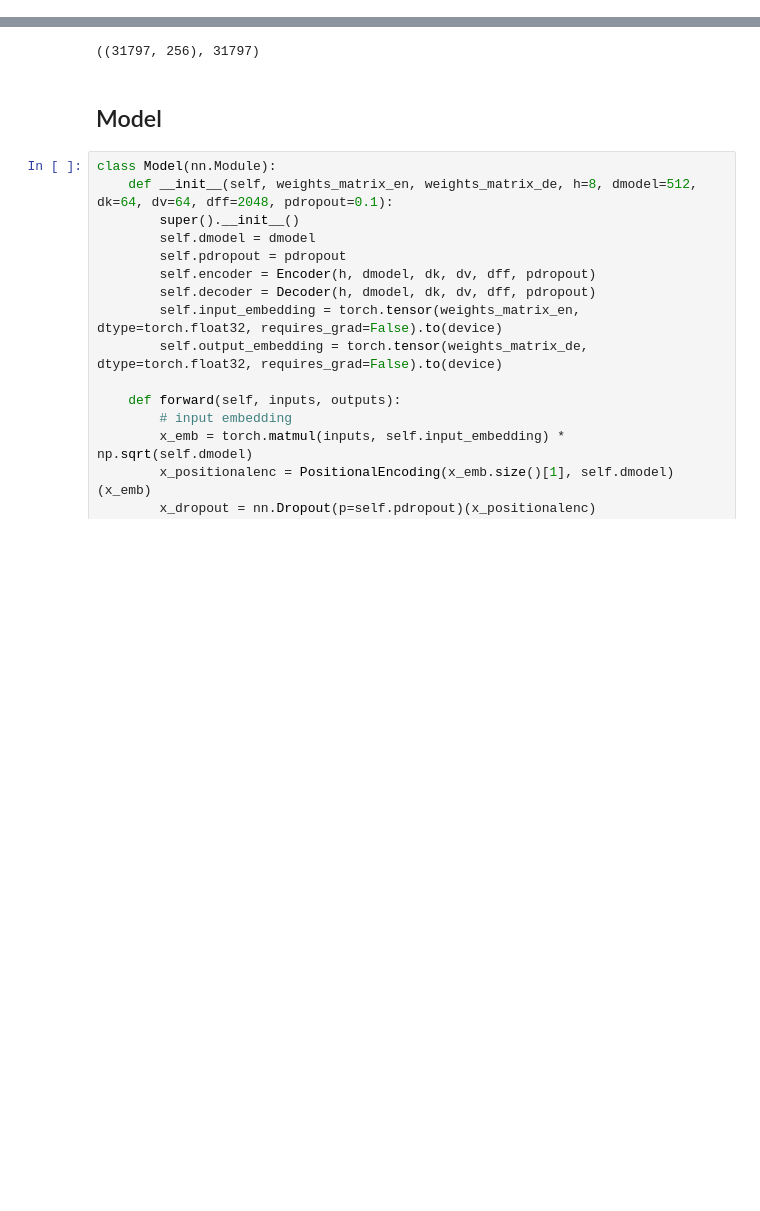
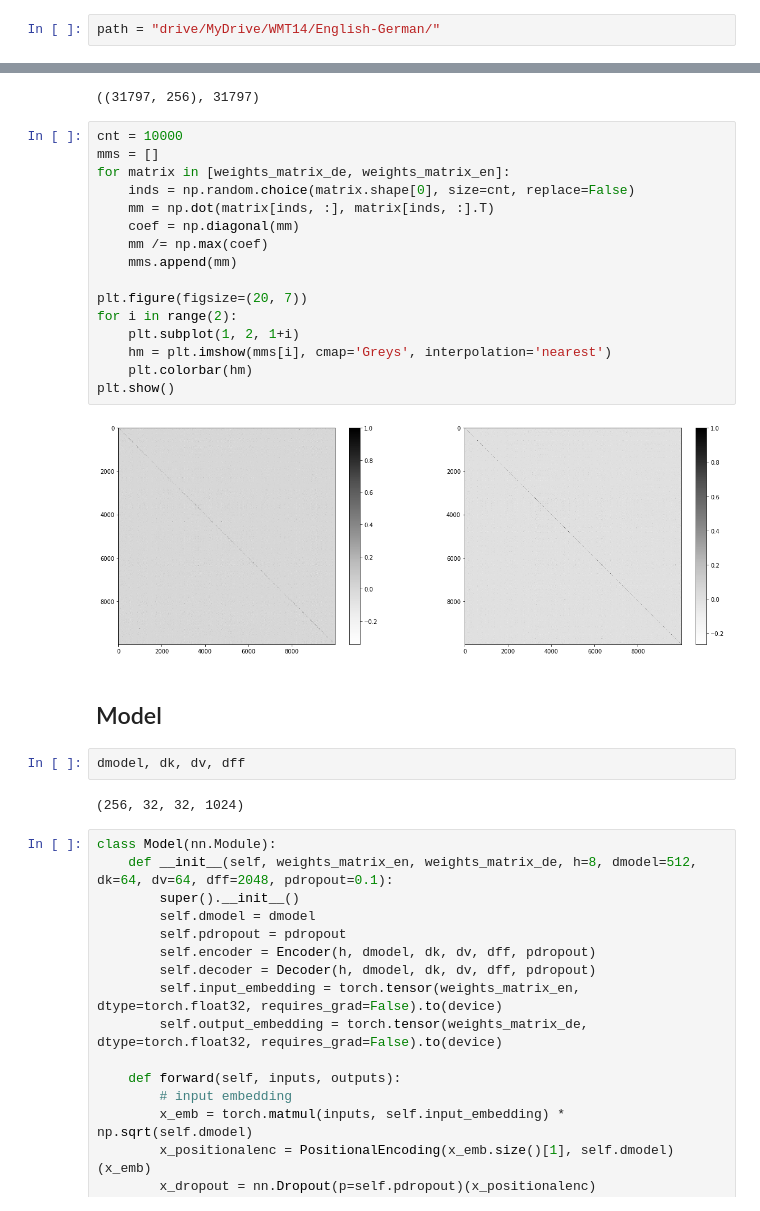
Before and after one commit to DariaGusarova/experiments-21, a Jupyter notebook: baseline.ipynb, the cells around one changed output, grey strips where cells are left out. Saved outputs shown, nothing was run; the diff lists cells and outputs as text; blank space fills up the shorter version.

```diff
--- a/baseline.ipynb
+++ b/baseline.ipynb
@@ -20,2 +22,4 @@ path = ""
+# %%
+path = "drive/MyDrive/WMT14/English-German/"
 # %% [markdown]
 ## Blocks check
@@ -116,8 +124,30 @@ weights_matrix_de.shape, len(de)
 Please use `tqdm.notebook.tqdm` instead of `tqdm.tqdm_notebook`
   """
 ((31797, 256), 31797)
+# %%
+cnt = 10000
+mms = []
+for matrix in [weights_matrix_de, weights_matrix_en]:
+    inds = np.random.choice(matrix.shape[0], size=cnt, replace=False)
+    mm = np.dot(matrix[inds, :], matrix[inds, :].T)
+    coef = np.diagonal(mm)
+    mm /= np.max(coef)
+    mms.append(mm)
+
+plt.figure(figsize=(20, 7))
+for i in range(2):
+    plt.subplot(1, 2, 1+i)
+    hm = plt.imshow(mms[i], cmap='Greys', interpolation='nearest')
+    plt.colorbar(hm)
+plt.show()
+# %% [output]
+[figure, added]
 # %% [markdown]
 ## Model
+# %%
+dmodel, dk, dv, dff
+# %% [output]
+(256, 32, 32, 1024)
 # %%
 class Model(nn.Module):
     def __init__(self, weights_matrix_en, weights_matrix_de, h=8, dmodel=512, dk=64, dv=64, dff=2048, pdropout=0.1):
```
Also changed, not shown: parts of 33 cells of this notebook, 11 other files.
